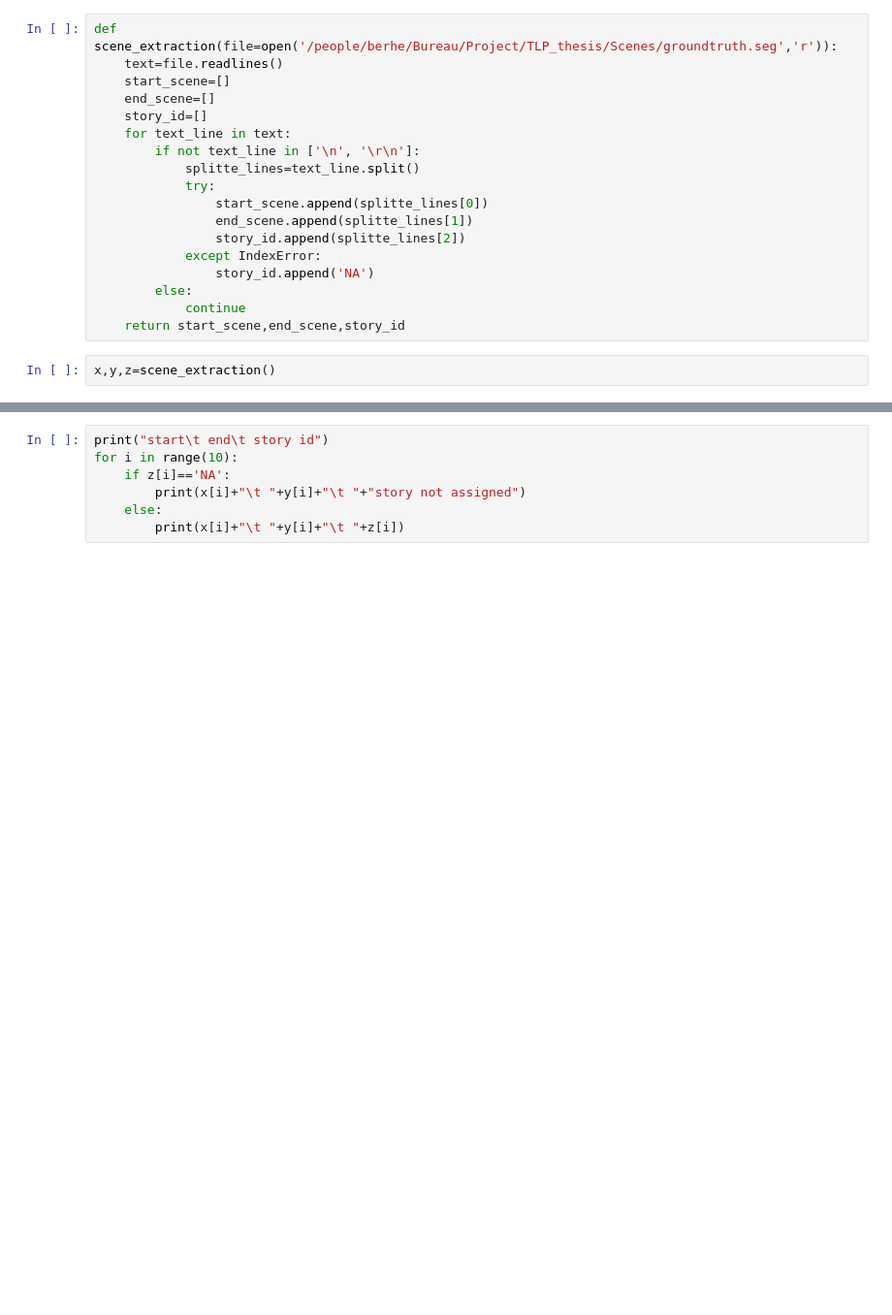
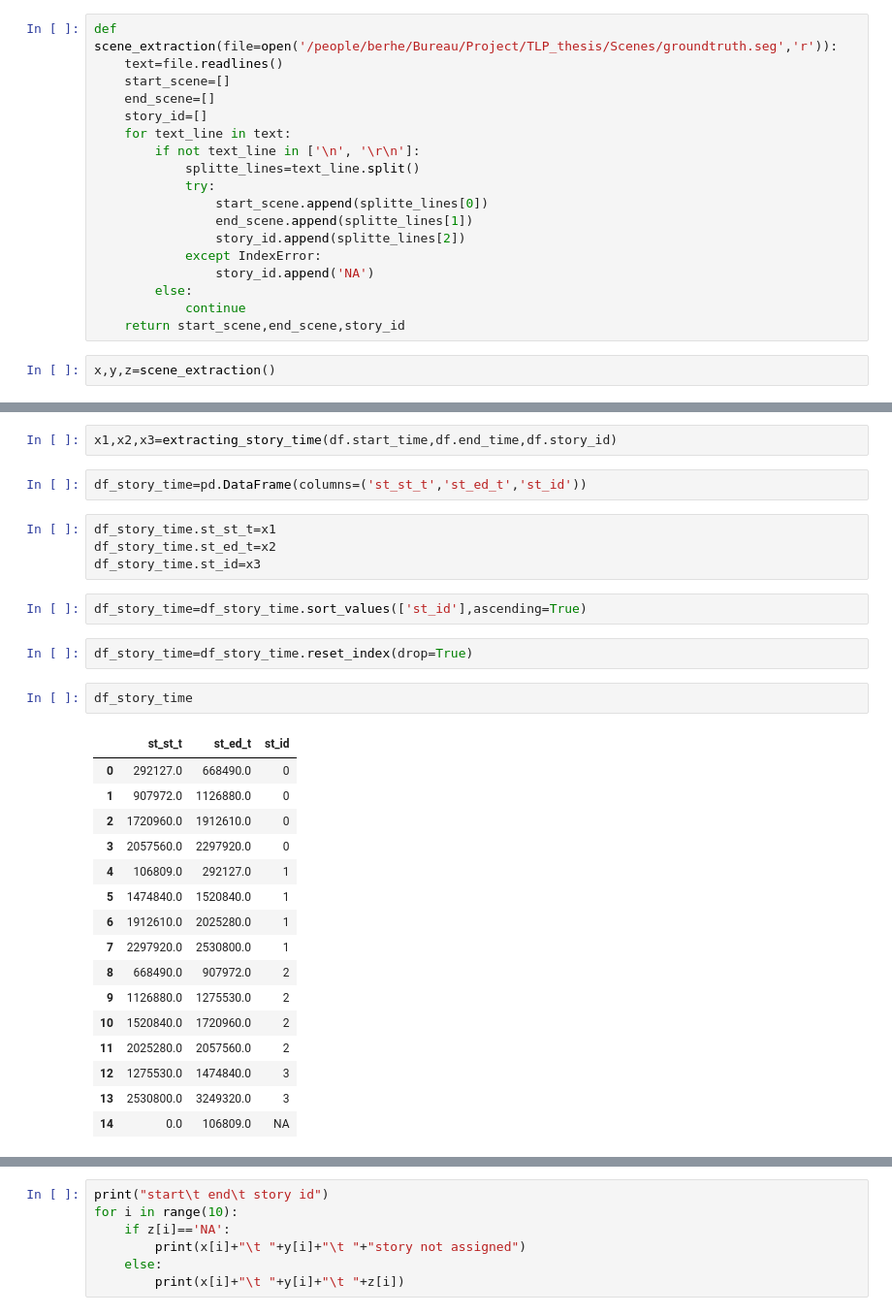
Before and after one commit to aman-berhe/TLP_thesis, a Jupyter notebook: codes/scene_story.ipynb, the cells around one changed output, grey strips where cells are left out. Shown: that part at 97% size. Saved outputs shown, nothing was run; the diff lists cells and outputs as text; blank space fills up the shorter version.

```diff
--- a/codes/scene_story.ipynb
+++ b/codes/scene_story.ipynb
@@ -246,0 +218,31 @@ x,y,z=scene_extraction()
+# %%
+x1,x2,x3=extracting_story_time(df.start_time,df.end_time,df.story_id)
+# %%
+df_story_time=pd.DataFrame(columns=('st_st_t','st_ed_t','st_id'))
+# %%
+df_story_time.st_st_t=x1
+df_story_time.st_ed_t=x2
+df_story_time.st_id=x3
+# %%
+df_story_time=df_story_time.sort_values(['st_id'],ascending=True)
+# %%
+df_story_time=df_story_time.reset_index(drop=True)
+# %%
+df_story_time
+# %% [output]
+|  | st_st_t | st_ed_t | st_id |
+| 0 | 292127.0 | 668490.0 | 0 |
+| 1 | 907972.0 | 1126880.0 | 0 |
+| 2 | 1720960.0 | 1912610.0 | 0 |
+| 3 | 2057560.0 | 2297920.0 | 0 |
+| 4 | 106809.0 | 292127.0 | 1 |
+| 5 | 1474840.0 | 1520840.0 | 1 |
+| 6 | 1912610.0 | 2025280.0 | 1 |
+| 7 | 2297920.0 | 2530800.0 | 1 |
+| 8 | 668490.0 | 907972.0 | 2 |
+| 9 | 1126880.0 | 1275530.0 | 2 |
+| 10 | 1520840.0 | 1720960.0 | 2 |
+| 11 | 2025280.0 | 2057560.0 | 2 |
+| 12 | 1275530.0 | 1474840.0 | 3 |
+| 13 | 2530800.0 | 3249320.0 | 3 |
+| 14 | 0.0 | 106809.0 | NA |
```
Also changed, not shown: parts of 63 cells of this notebook, 3 other files.
